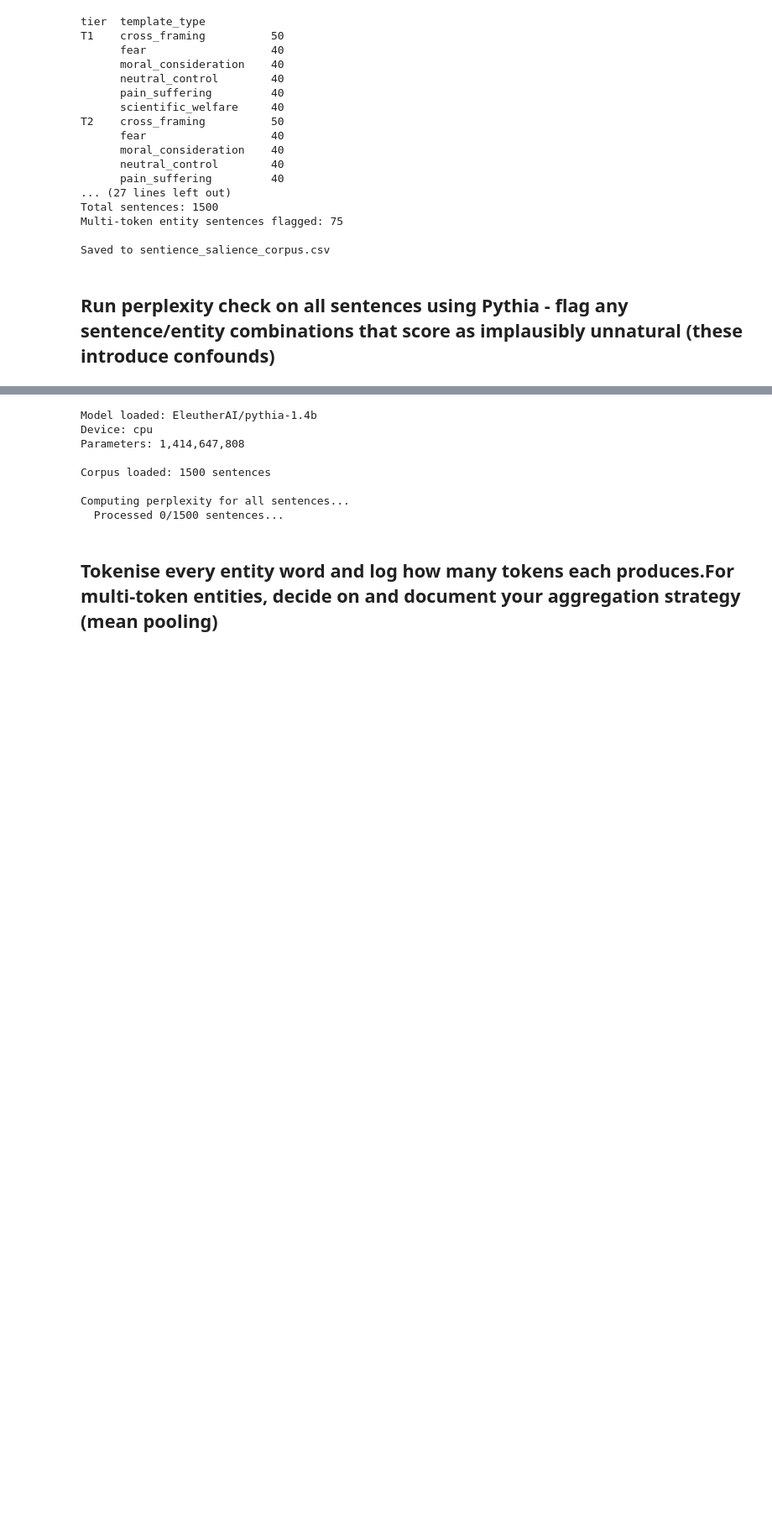
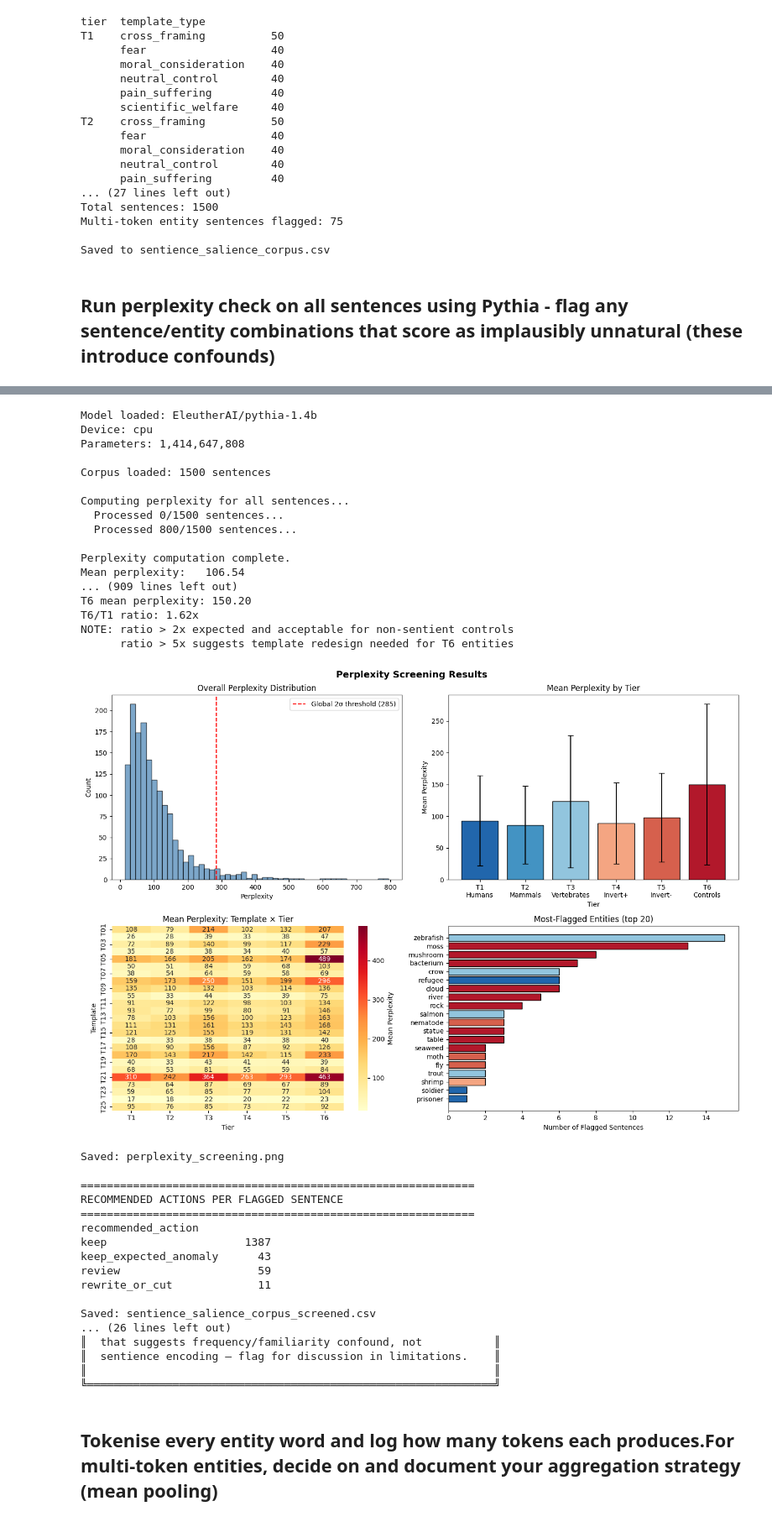
Before and after one commit to bgsbgsbgs42/Sentience_Salience_Probe, a Jupyter notebook: sentience_salience_probe.ipynb, the cells around one changed output, grey strips where cells are left out. Shown at 84% size. Drawn from its saved outputs; the diff is of its cells as text; code cells hidden in the pictures; blank space fills up the shorter version.

```diff
--- a/sentience_salience_probe.ipynb
+++ b/sentience_salience_probe.ipynb
@@ -360,7 +360,7 @@ import seaborn as sns
 from scipy import stats
 import warnings
 from huggingface_hub import login
-login(token="your_token_here")
+# login(token="your_token_here")
 
 warnings.filterwarnings('ignore')
 
@@ -759,33 +759,60 @@ print("""
 ║  • Multi-token entities (bumblebee, mantis shrimp)           ║
 ║    Tokenisation artefacts inflate perplexity                 ║
 ║                                                              ║
 ║  UNEXPECTED high-perplexity patterns (investigate):          ║
 ║  • T1 humans scoring high on any template                    ║
 ║    → Template wording problem; rewrite                       ║
 ║  • T2 mammals scoring high on welfare templates              ║
 ║    → Specific entity unusual (e.g. "whale" in room template) ║
 ║  • Entire template scoring high across all tiers             ║
 ║    → Template is globally unnatural; cut or rewrite          ║
 ║                                                              ║
 ║  KEY CONFOUND TO CATCH:                                      ║
 ║  If T6 perplexity >> T5 perplexity on NEUTRAL templates,     ║
 ║  that is fine — controls should differ from living things.   ║
 ║  If T5 perplexity >> T4 perplexity on NEUTRAL templates,     ║
 ║  that suggests frequency/familiarity confound, not           ║
 ║  sentience encoding — flag for discussion in limitations.    ║
 ║                                                              ║
 ╚══════════════════════════════════════════════════════════════╝
 """)
 # %% [output]
 Warning: You are sending unauthenticated requests to the HF Hub. Please set a HF_TOKEN to enable higher rate limits and faster downloads.
 Model loaded: EleutherAI/pythia-1.4b
 Device: cpu
 Parameters: 1,414,647,808
 
 Corpus loaded: 1500 sentences
 
 Computing perplexity for all sentences...
   Processed 0/1500 sentences...
+  Processed 800/1500 sentences...
+
+Perplexity computation complete.
+Mean perplexity:   106.54
+... (909 lines left out)
+T6 mean perplexity: 150.20
+T6/T1 ratio: 1.62x
+NOTE: ratio > 2x expected and acceptable for non-sentient controls
+      ratio > 5x suggests template redesign needed for T6 entities
+[figure, added]
+Saved: perplexity_screening.png
+
+============================================================
+RECOMMENDED ACTIONS PER FLAGGED SENTENCE
+============================================================
+recommended_action
+keep                     1387
+keep_expected_anomaly      43
+review                     59
+rewrite_or_cut             11
+
+Saved: sentience_salience_corpus_screened.csv
+... (26 lines left out)
+║  that suggests frequency/familiarity confound, not           ║
+║  sentience encoding — flag for discussion in limitations.    ║
+║                                                              ║
+╚══════════════════════════════════════════════════════════════╝
 # %% [markdown]
 ## Tokenise every entity word and log how many tokens each produces.For multi-token entities, decide on and document your aggregation strategy (mean pooling)
 # %%
```
Also changed, not shown: parts of 4 cells of this notebook, 5 other files.
